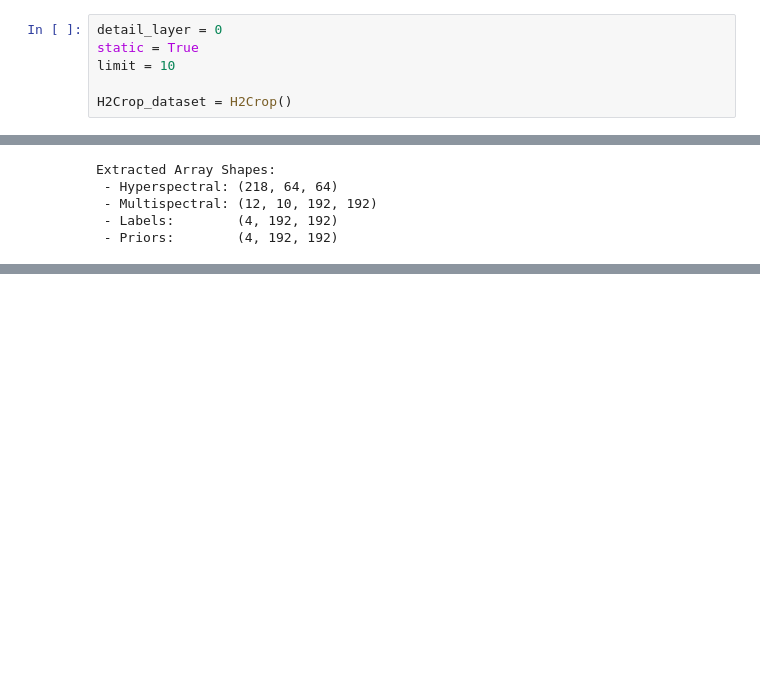
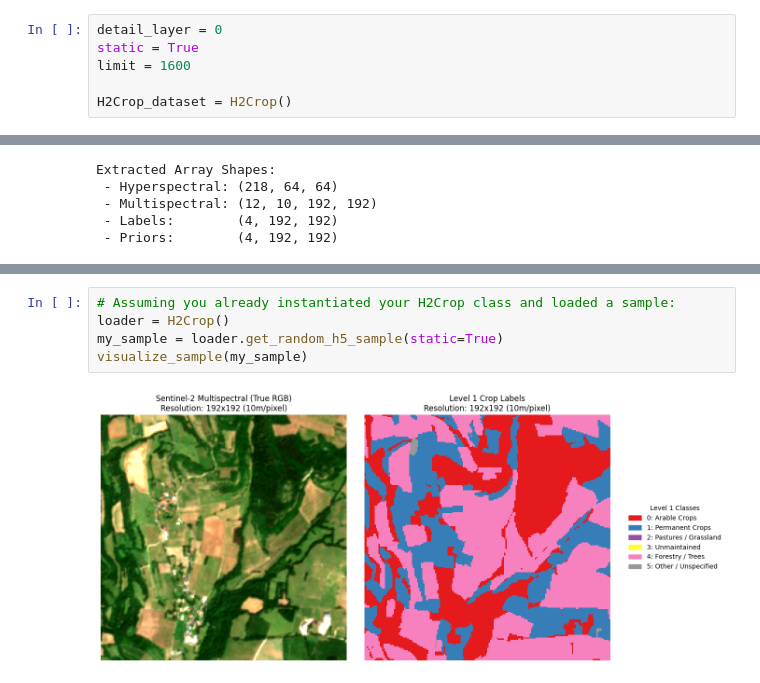
Before and after one commit to michelecarloni/CS_Thesis, a Jupyter notebook: h2crop_analysis.ipynb, the cells around one changed output, grey strips where cells are left out. Saved outputs shown, nothing was run; the diff lists cells and outputs as text; blank space fills up the shorter version.

```diff
--- a/h2crop_analysis.ipynb
+++ b/h2crop_analysis.ipynb
@@ -6,7 +8,7 @@ from H2Crop import H2Crop
 # %%
 detail_layer = 0
 static = True
-limit = 10
+limit = 1600
 
 H2Crop_dataset = H2Crop()
 # %%
@@ -54,0 +128,7 @@ Extracted Array Shapes:
+# %%
+# Assuming you already instantiated your H2Crop class and loaded a sample:
+loader = H2Crop()
+my_sample = loader.get_random_h5_sample(static=True)
+visualize_sample(my_sample)
+# %% [output]
+[figure, added]
```
Also changed, not shown: parts of 6 cells of this notebook, 3 other files.
